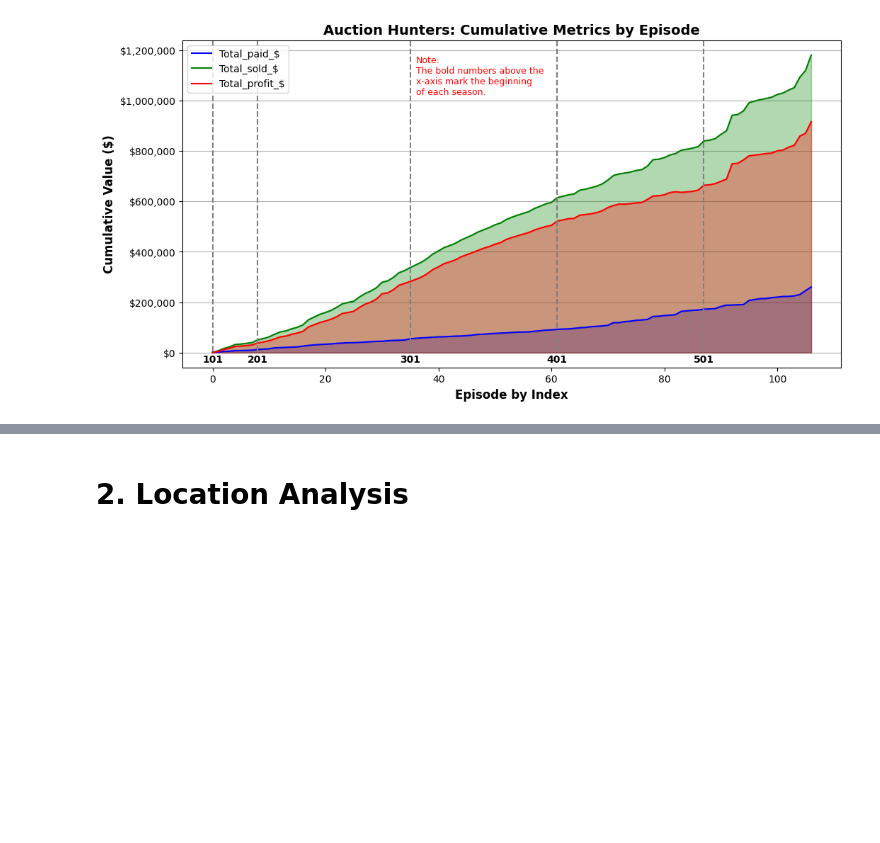
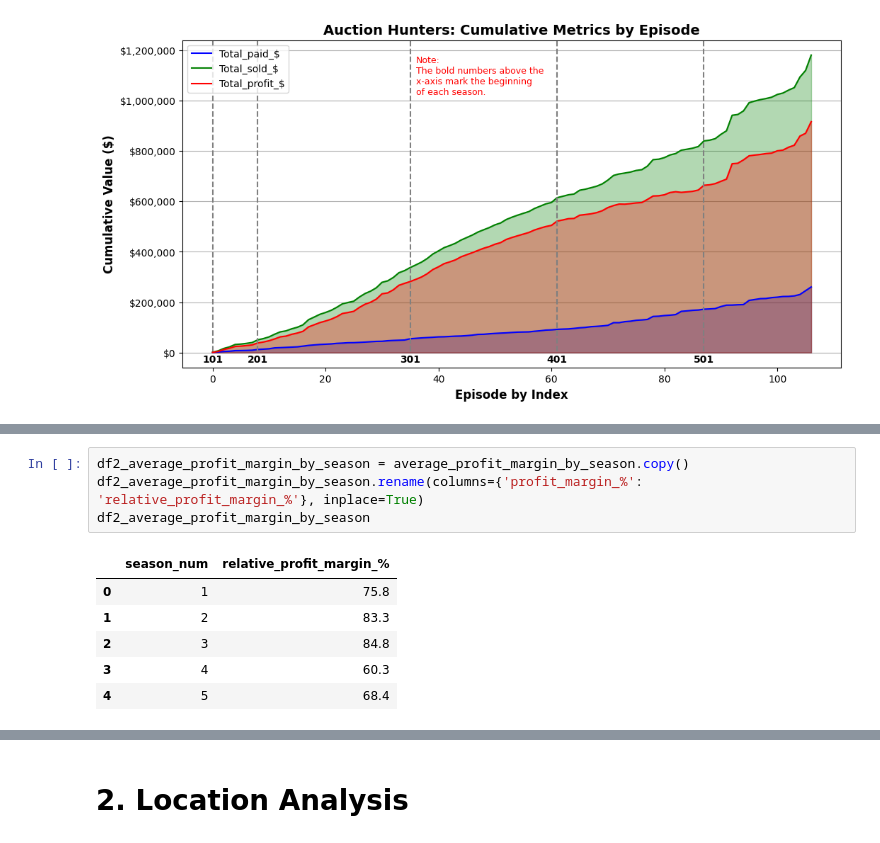
Before and after one commit to Joshua-Higgins-jp/Auction_Hunters_EDA, a Jupyter notebook: auction_hunters_eda.ipynb, the cells around one changed output, grey strips where cells are left out. Cells and saved outputs as stored; diff of their text form; blank space fills up the shorter version.

```diff
--- a/auction_hunters_eda.ipynb
+++ b/auction_hunters_eda.ipynb
@@ -1390,0 +1405,11 @@ df_relative_seasons.sort_values('relative_profit_$', ascending=False).reset_inde
+# %%
+df2_average_profit_margin_by_season = average_profit_margin_by_season.copy()
+df2_average_profit_margin_by_season.rename(columns={'profit_margin_%': 'relative_profit_margin_%'}, inplace=True)
+df2_average_profit_margin_by_season
+# %% [output]
+|  | season_num | relative_profit_margin_% |
+| 0 | 1 | 75.8 |
+| 1 | 2 | 83.3 |
+| 2 | 3 | 84.8 |
+| 3 | 4 | 60.3 |
+| 4 | 5 | 68.4 |
```
Also changed, not shown: parts of 30 cells of this notebook.
